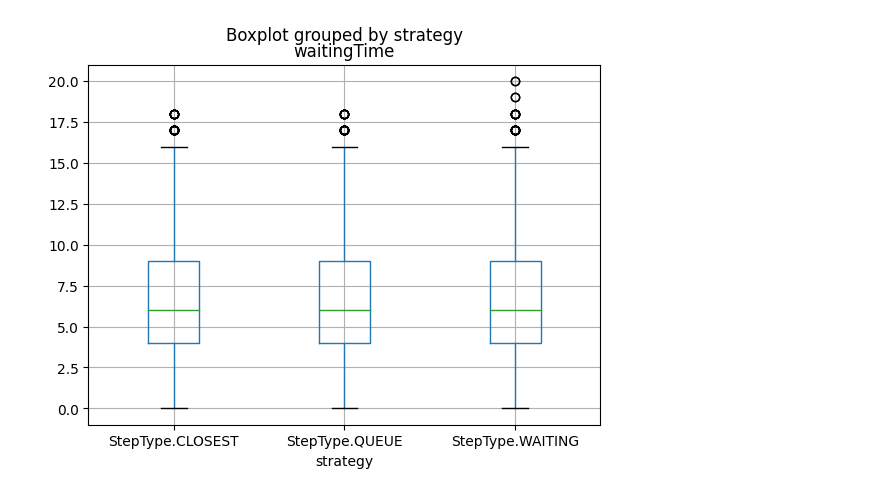
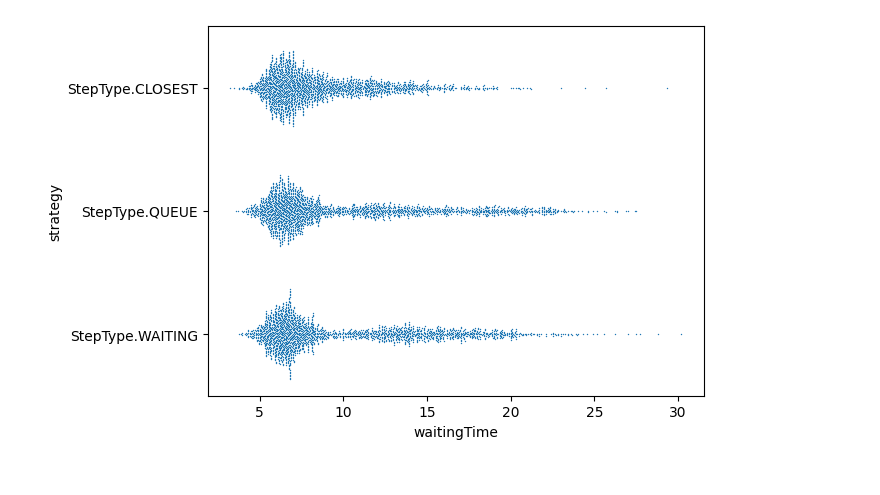
Before and after one commit to lokhei/Ridesharing-Simulation, a Jupyter notebook: TransportModel/Ride-sharing Analysis/waiting_time.ipynb, the cells around one changed output. Cells and saved outputs as stored; diff of their text form; code cells hidden in the pictures.

```diff
--- a/TransportModel/Ride-sharing Analysis/waiting_time.ipynb
+++ b/TransportModel/Ride-sharing Analysis/waiting_time.ipynb
@@ -52,11 +57,12 @@ for index, metric in enumerate(['waitingTime', 'travelTime', 'arrivalTime']):
-# %%
-fig, ax = plt.subplots()
-
-n=4
-n_car = results_df[results_df["num_cars"]== n]
-
-
-n_car.boxplot(column='waitingTime', by='strategy', ax=ax)
-plt.savefig('figures/box.png')
-# %% [output]
-[figure, removed]
+# %%
+
+n=1
+
+avgs_by_agent = results_df.groupby(['strategy', 'num_cars', "sec_id"])['waitingTime', 'travelTime', 'arrivalTime'].mean().reset_index()
+
+# avgs_df = pd.DataFrame(avgs)
+n_car = avgs_by_agent[avgs_by_agent["num_cars"]== n]
+sns.swarmplot(x="waitingTime", y="strategy", data=avgs_by_agent, size=1)
+plt.savefig('figures/swarm.png')
+# %% [output]
+[figure, added]
```
Also changed, not shown: parts of 6 cells of this notebook, 15 other files.
